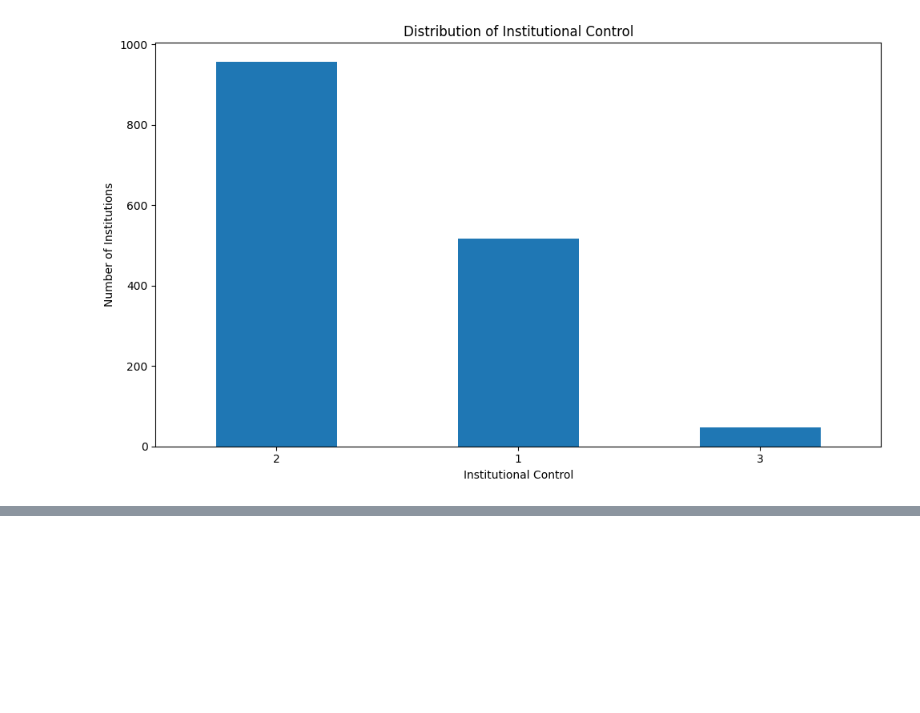
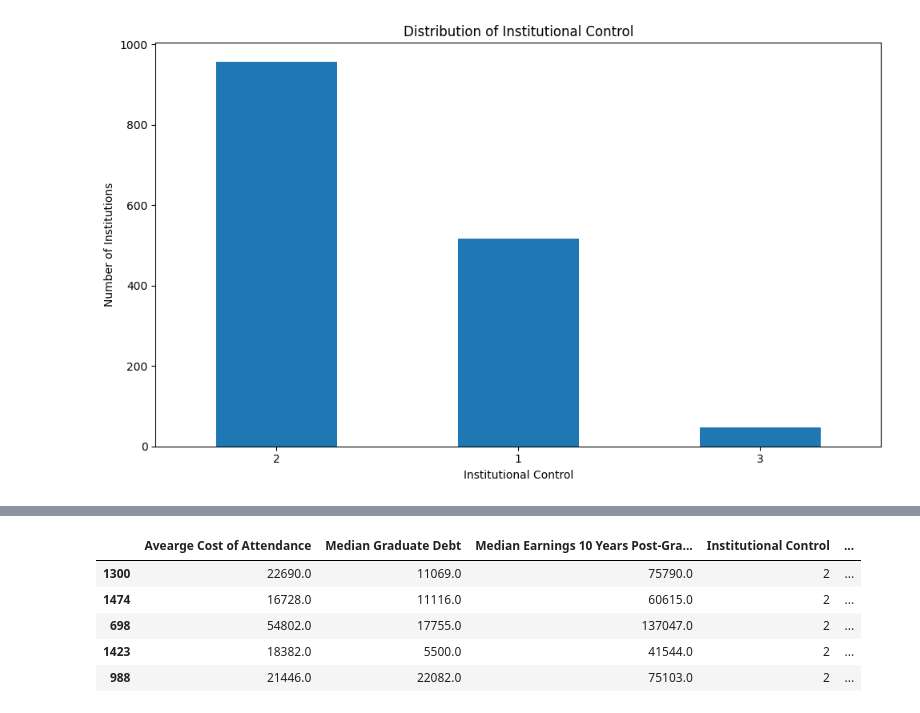
Before and after one commit to mjwillis717-coder/dsrp, a Jupyter notebook: DSRP_Education.ipynb, the cells around one changed output, grey strips where cells are left out. Drawn from its saved outputs; the diff is of its cells as text; code cells hidden in the pictures; blank space fills up the shorter version.

```diff
--- a/DSRP_Education.ipynb
+++ b/DSRP_Education.ipynb
@@ -418,0 +436,7 @@ plt.show()
+# %%
+filtered_df = college_df[college_df['Institutional Control'] == 2]
+
+
+no_profit = filtered_df[['Avearge Cost of Attendance', 'Median Graduate Debt', 'Median Earnings 10 Years Post-Graduation','Institutional Control']]
+
+no_profit.head()
@@ -418,0 +501,11 @@ plt.show()
+# %%
+no_profit['Total Investment'] = no_profit['Avearge Cost of Attendance'] + no_profit['Median Graduate Debt']
+no_profit['ROI'] = ((no_profit['Median Earnings 10 Years Post-Graduation']- no_profit['Total Investment'])/no_profit['Total Investment'])* 100
+no_profit.sort_values(by='ROI', ascending=False).head()
+# %% [output]
+|  | Avearge Cost of Attendance | Median Graduate Debt | Median Earnings 10 Years Post-Gra... | Institutional Control | ... |
+| 1300 | 22690.0 | 11069.0 | 75790.0 | 2 | ... |
+| 1474 | 16728.0 | 11116.0 | 60615.0 | 2 | ... |
+| 698 | 54802.0 | 17755.0 | 137047.0 | 2 | ... |
+| 1423 | 18382.0 | 5500.0 | 41544.0 | 2 | ... |
+| 988 | 21446.0 | 22082.0 | 75103.0 | 2 | ... |
```
Also changed, not shown: parts of 14 cells of this notebook.
